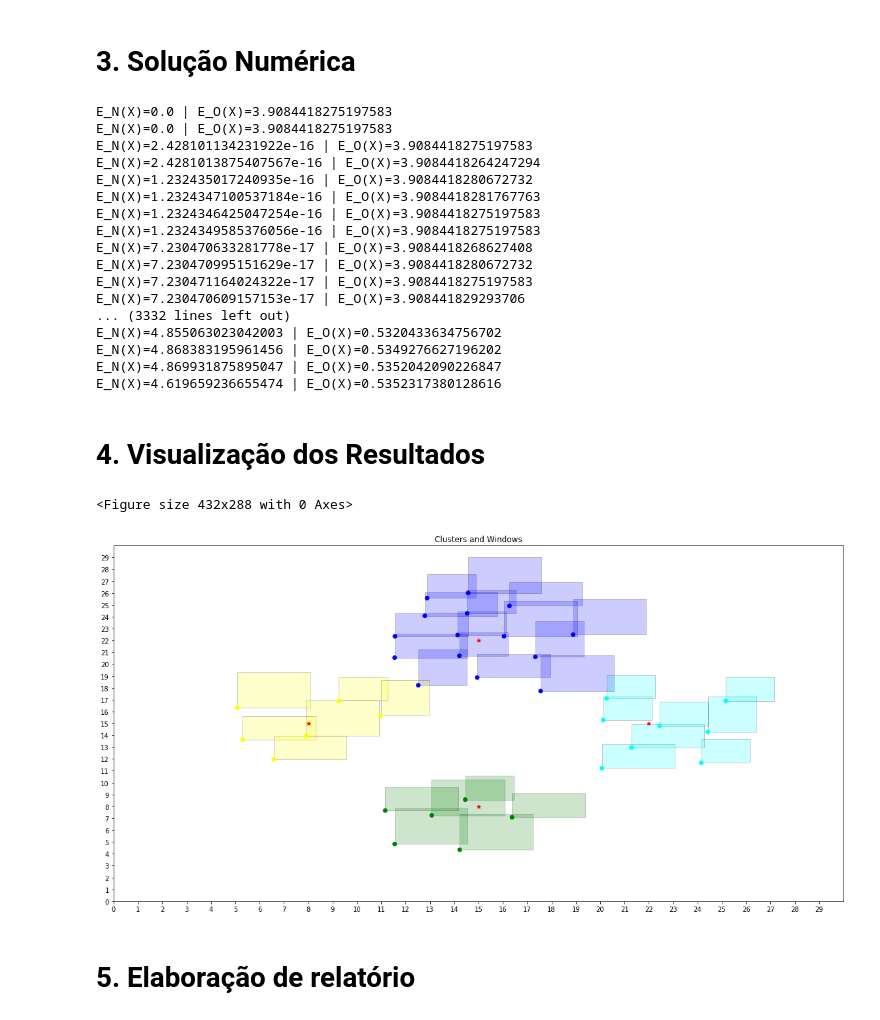
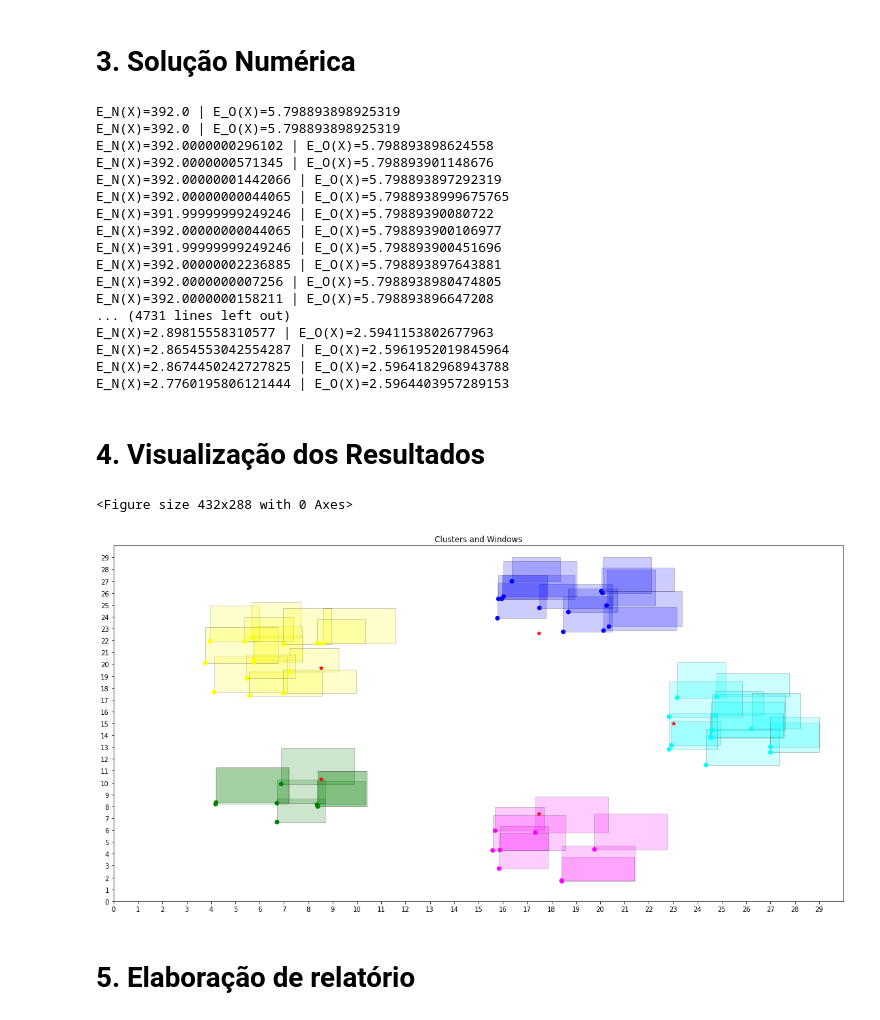
Before and after one commit to cabraile/SME_5720, a Jupyter notebook: notebooks/Projeto.ipynb, the cells around one changed output. Saved outputs shown, nothing was run; the diff lists cells and outputs as text; code cells hidden in the pictures.

```diff
--- a/notebooks/Projeto.ipynb
+++ b/notebooks/Projeto.ipynb
@@ -17,9 +17,9 @@ SCREEN_HEIGHT = 30 # The height of the screen that contains the overlapping wind
 SCREEN_WIDTH = 30 # The width of the screen that contains the overlapping windows in pixels
 MAX_WINDOW_DIM = 3 # The max height or width each window can have. For the project the default is 3.
 MIN_WINDOW_DIM = 2 # The minimum height or width each window can have. For the project the default is 2.
-CLUSTER_DISTANCE_FROM_SCREEN_CENTER = 7 # The distance from the clusters to the screen center in pixels
-POINT_DISTANCE_FROM_CLUSTER = 7 # How far the points can be from the cluster in pixels
-KNN_K = 3 # The number of closest neighbors considered for building the connectivity graph
+CLUSTER_DISTANCE_FROM_SCREEN_CENTER = 8 # The distance from the clusters to the screen center in pixels
+POINT_DISTANCE_FROM_CLUSTER = 5 # How far the points can be from the cluster in pixels
+KNN_K = 10 # The number of closest neighbors considered for building the connectivity graph
 # %% [markdown]
 ## 0.3. Preprocessamento dos parâmetros
 # %%
@@ -240,10 +224,11 @@ def E_N(X):
 # %% [markdown]
 # 3. Solução Numérica
 # %%
-alpha = 0.15
+alpha = 0.2
 def f (x):
     e_n = E_N(x)
     e_o = E_O(x)
+
     print("E_N(X)={} | E_O(X)={}".format(e_n, e_o) )
     return alpha * e_n + (1- alpha) * e_o
 
@@ -261,7 +246,7 @@ def constr_fun_1(X):
     """
     X is the matrix (N,2) of points.
     """
-    X = reshape(X, (points.shape[0], 2))
+    X = reshape(X[:-1], (points.shape[0], 2)) # Remove w from the state
     N = X.shape[0]
     constr = zeros((N))
     for i in range(N):
@@ -275,7 +260,7 @@ def constr_fun_2(X):
     """
     X is the matrix (N,2) of points.
     """
-    X = reshape(X, (points.shape[0], 2))
+    X = reshape(X[:-1], (points.shape[0], 2)) # Remove w from the state
     N = X.shape[0]
     constr = zeros((N))
     for i in range(N):
@@ -289,7 +274,7 @@ def constr_fun_3(X):
     """
     X is the matrix (N,2) of points.
     """
-    X = reshape(X, (points.shape[0], 2))
+    X = reshape(X[:-1], (points.shape[0], 2)) # Remove w from the state
     N = X.shape[0]
     constr = zeros((N))
     for i in range(N):
@@ -303,7 +288,7 @@ def constr_fun_4(X):
     """
     X is the matrix (N,2) of points.
     """
-    X = reshape(X, (points.shape[0], 2))
+    X = reshape(X[:-1], (points.shape[0], 2)) # Remove w from the state
     N = X.shape[0]
     constr = zeros((N))
     for i in range(N):
@@ -326,24 +311,27 @@ for idx in range(points_pos.shape[0]):
     bounds.append(point_bound_x)
     bounds.append(point_bound_y)
 
-res = minimize(f, points_pos, method='SLSQP', constraints=cons, tol=1e-5, options={"maxiter" : 1e2})
+w_init = 0.5
+X_init = append(points_pos.flatten(), [w_init])
+res = minimize(f, X_init , method='SLSQP', constraints=cons, tol=1e-5, options={"maxiter" : 5e1})
+X_final = reshape(res["x"][:-1], (points.shape[0], 2))
 # %% [output]
-E_N(X)=0.0 | E_O(X)=3.9084418275197583
-E_N(X)=0.0 | E_O(X)=3.9084418275197583
-E_N(X)=2.428101134231922e-16 | E_O(X)=3.9084418275197583
-E_N(X)=2.4281013875407567e-16 | E_O(X)=3.9084418264247294
-E_N(X)=1.232435017240935e-16 | E_O(X)=3.9084418280672732
-E_N(X)=1.2324347100537184e-16 | E_O(X)=3.9084418281767763
-E_N(X)=1.2324346425047254e-16 | E_O(X)=3.9084418275197583
-E_N(X)=1.2324349585376056e-16 | E_O(X)=3.9084418275197583
-E_N(X)=7.230470633281778e-17 | E_O(X)=3.9084418268627408
-E_N(X)=7.230470995151629e-17 | E_O(X)=3.9084418280672732
-E_N(X)=7.230471164024322e-17 | E_O(X)=3.9084418275197583
-E_N(X)=7.230470609157153e-17 | E_O(X)=3.908441829293706
-... (3332 lines left out)
-E_N(X)=4.855063023042003 | E_O(X)=0.5320433634756702
-E_N(X)=4.868383195961456 | E_O(X)=0.5349276627196202
-E_N(X)=4.869931875895047 | E_O(X)=0.5352042090226847
-E_N(X)=4.619659236655474 | E_O(X)=0.5352317380128616
+E_N(X)=392.0 | E_O(X)=5.798893898925319
+E_N(X)=392.0 | E_O(X)=5.798893898925319
+E_N(X)=392.0000000296102 | E_O(X)=5.798893898624558
+E_N(X)=392.0000000571345 | E_O(X)=5.798893901148676
+E_N(X)=392.00000001442066 | E_O(X)=5.798893897292319
+E_N(X)=392.00000000044065 | E_O(X)=5.7988938999675765
+E_N(X)=391.99999999249246 | E_O(X)=5.79889390080722
+E_N(X)=392.00000000044065 | E_O(X)=5.798893900106977
+E_N(X)=391.99999999249246 | E_O(X)=5.798893900451696
+E_N(X)=392.00000002236885 | E_O(X)=5.798893897643881
+E_N(X)=392.0000000007256 | E_O(X)=5.7988938980474805
+E_N(X)=392.0000000158211 | E_O(X)=5.798893896647208
+... (4731 lines left out)
+E_N(X)=2.89815558310577 | E_O(X)=2.5941153802677963
+E_N(X)=2.8654553042554287 | E_O(X)=2.5961952019845964
+E_N(X)=2.8674450242727825 | E_O(X)=2.5964182968943788
+E_N(X)=2.7760195806121444 | E_O(X)=2.5964403957289153
 # %% [markdown]
 # 4. Visualização dos Resultados
@@ -350,7 +343,7 @@ E_N(X)=4.619659236655474 | E_O(X)=0.5352317380128616
 # %%
-draw_windows(clusters, res["x"].reshape((points.shape[0], 2)), points_dims, points[:,4], n_groups, size_groups)
+draw_windows(clusters, X_final, points_dims, points[:,4], n_groups, size_groups)
 # %% [output]
 <Figure size 432x288 with 0 Axes>
-[figure, old version]
+[figure, new version]
 # %% [markdown]
 # 5. Elaboração de relatório
```
Also changed, not shown: parts of 3 cells of this notebook.
